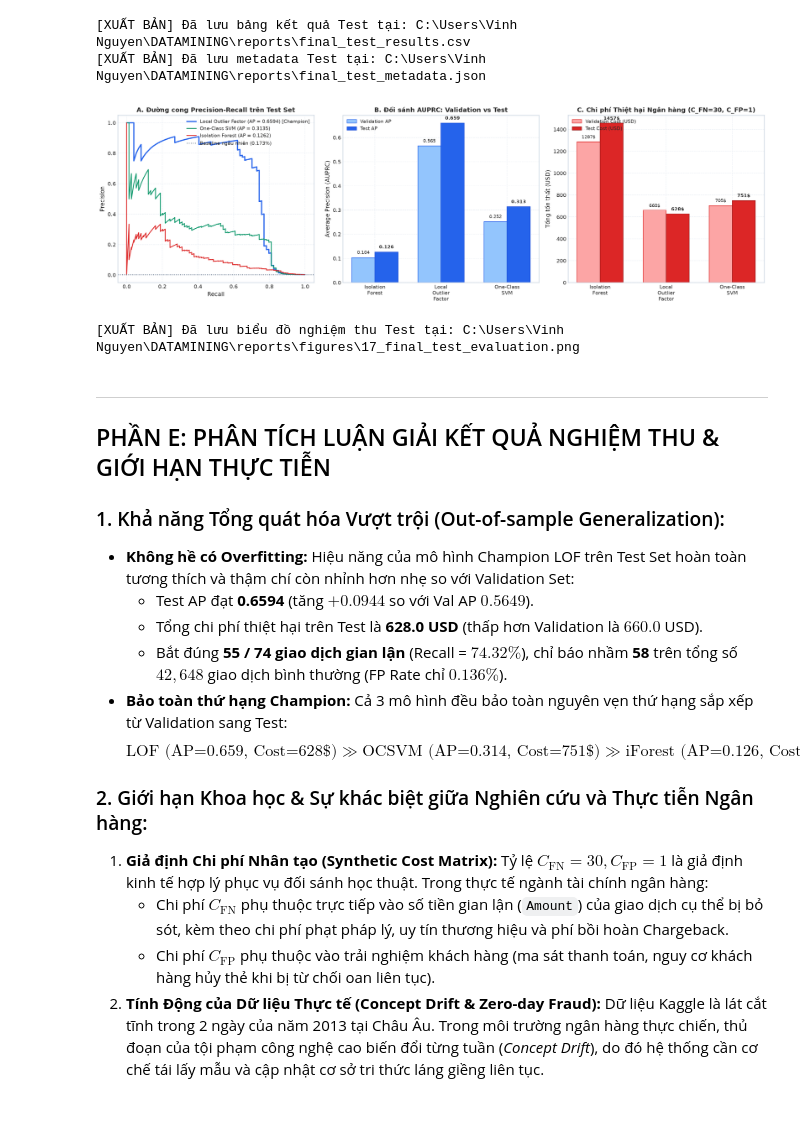
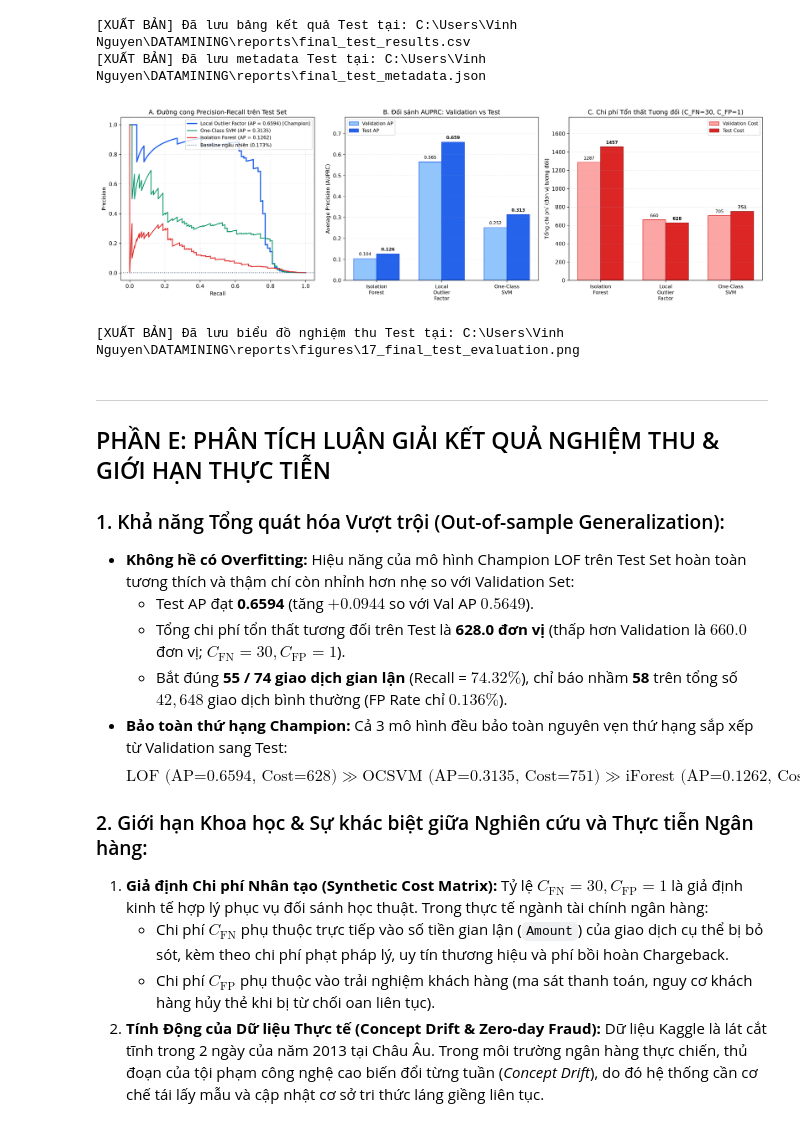
Before and after one commit to ylc3205/DATAMINING, a Jupyter notebook: notebooks/08_final_test_evaluation.ipynb, the cells around one changed output. Saved outputs shown, nothing was run; the diff lists cells and outputs as text; code cells hidden in the pictures.

Commit message:
docs(phase9): clarify notebook 08 cost/latency text and sync README with final results

```diff
--- a/notebooks/08_final_test_evaluation.ipynb
+++ b/notebooks/08_final_test_evaluation.ipynb
@@ -388,41 +388,42 @@ axes[0].legend(loc='upper right', fontsize=9)
 # Panel 2: So sánh AUPRC giữa Validation và Test
 models_list = [x["model_name"] for x in test_summary]
 val_aps = [x["val_ap"] for x in test_summary]
 test_aps = [x["test_ap"] for x in test_summary]
 x_pos = np.arange(len(models_list))
 width = 0.35
 
 axes[1].bar(x_pos - width/2, val_aps, width, label='Validation AP', color='#93C5FD', edgecolor='#2563EB')
 axes[1].bar(x_pos + width/2, test_aps, width, label='Test AP', color='#2563EB', edgecolor='#1D4ED8')
 axes[1].set_title("B. Đối sánh AUPRC: Validation vs Test", fontsize=12)
 axes[1].set_xticks(x_pos); axes[1].set_xticklabels([m.replace(' ', '\n') for m in models_list], fontsize=9.5)
 axes[1].set_ylabel("Average Precision (AUPRC)")
 axes[1].legend(loc='upper left', fontsize=9)
 for i in x_pos:
     axes[1].text(i - width/2, val_aps[i] + 0.015, f"{val_aps[i]:.3f}", ha='center', fontsize=8.5)
     axes[1].text(i + width/2, test_aps[i] + 0.015, f"{test_aps[i]:.3f}", ha='center', fontsize=8.5, fontweight='bold')
 
 # Panel 3: So sánh Chi phí Thiệt hại (Cost at 30:1)
 val_costs = [x["val_cost_ratio30"] for x in test_summary]
 test_costs = [x["test_cost_ratio30"] for x in test_summary]
 
-axes[2].bar(x_pos - width/2, val_costs, width, label='Validation Cost (USD)', color='#FCA5A5', edgecolor='#DC2626')
-axes[2].bar(x_pos + width/2, test_costs, width, label='Test Cost (USD)', color='#DC2626', edgecolor='#991B1B')
-axes[2].set_title("C. Chi phí Thiệt hại Ngân hàng (C_FN=30, C_FP=1)", fontsize=12)
+axes[2].bar(x_pos - width/2, val_costs, width, label='Validation Cost', color='#FCA5A5', edgecolor='#DC2626')
+axes[2].bar(x_pos + width/2, test_costs, width, label='Test Cost', color='#DC2626', edgecolor='#991B1B')
+axes[2].set_title("C. Chi phí Tổn thất Tương đối (C_FN=30, C_FP=1)", fontsize=12)
 axes[2].set_xticks(x_pos); axes[2].set_xticklabels([m.replace(' ', '\n') for m in models_list], fontsize=9.5)
-axes[2].set_ylabel("Tổng tổn thất (USD)")
-axes[2].legend(loc='upper left', fontsize=9)
+axes[2].set_ylabel("Tổng chi phí (đơn vị tương đối)")
+axes[2].set_ylim(0, max(max(val_costs), max(test_costs)) * 1.22)
+axes[2].legend(loc='upper right', fontsize=9)
 for i in x_pos:
-    axes[2].text(i - width/2, val_costs[i] + 30, f"{val_costs[i]:.0f}$", ha='center', fontsize=8.5)
-    axes[2].text(i + width/2, test_costs[i] + 30, f"{test_costs[i]:.0f}$", ha='center', fontsize=8.5, fontweight='bold')
+    axes[2].text(i - width/2, val_costs[i] + 30, f"{val_costs[i]:.0f}", ha='center', fontsize=8.5)
+    axes[2].text(i + width/2, test_costs[i] + 30, f"{test_costs[i]:.0f}", ha='center', fontsize=8.5, fontweight='bold')
 
 plt.tight_layout()
 fig17_path = FIGURES_DIR / "17_final_test_evaluation.png"
 plt.savefig(fig17_path, dpi=300)
 plt.show()
 print(f"[XUẤT BẢN] Đã lưu biểu đồ nghiệm thu Test tại: {fig17_path}")
 # %% [output]
-[figure, old version]
+[figure, new version]
 [XUẤT BẢN] Đã lưu biểu đồ nghiệm thu Test tại: C:\Users\Vinh Nguyen\DATAMINING\reports\figures\17_final_test_evaluation.png
 # %% [markdown]
 ---
@@ -431,10 +432,10 @@ print(f"[XUẤT BẢN] Đã lưu biểu đồ nghiệm thu Test tại: {fig17_pa
 ### 1. Khả năng Tổng quát hóa Vượt trội (Out-of-sample Generalization):
 * **Không hề có Overfitting:** Hiệu năng của mô hình Champion LOF trên Test Set hoàn toàn tương thích và thậm chí còn nhỉnh hơn nhẹ so với Validation Set:
   * Test AP đạt **0.6594** (tăng $+0.0944$ so với Val AP $0.5649$).
-  * Tổng chi phí thiệt hại trên Test là **628.0 USD** (thấp hơn Validation là $660.0$ USD).
+  * Tổng chi phí tổn thất tương đối trên Test là **628.0 đơn vị** (thấp hơn Validation là $660.0$ đơn vị; $C_{\text{FN}}=30, C_{\text{FP}}=1$).
   * Bắt đúng **55 / 74 giao dịch gian lận** (Recall = $74.32\%$), chỉ báo nhầm **58** trên tổng số $42,648$ giao dịch bình thường (FP Rate chỉ $0.136\%$).
 * **Bảo toàn thứ hạng Champion:** Cả 3 mô hình đều bảo toàn nguyên vẹn thứ hạng sắp xếp từ Validation sang Test:
-  $$\text{LOF (AP=0.659, Cost=628\$)} \gg \text{OCSVM (AP=0.314, Cost=751\$)} \gg \text{iForest (AP=0.126, Cost=1457\$)}$$
+  $$\text{LOF (AP=0.6594, Cost=628)} \gg \text{OCSVM (AP=0.3135, Cost=751)} \gg \text{iForest (AP=0.1262, Cost=1457)}$$
 
 ### 2. Giới hạn Khoa học & Sự khác biệt giữa Nghiên cứu và Thực tiễn Ngân hàng:
 1. **Giả định Chi phí Nhân tạo (Synthetic Cost Matrix):** Tỷ lệ $C_{\text{FN}} = 30, C_{\text{FP}} = 1$ là giả định kinh tế hợp lý phục vụ đối sánh học thuật. Trong thực tế ngành tài chính ngân hàng:
```
Also changed, not shown: parts of 4 cells of this notebook, 1 other file.
